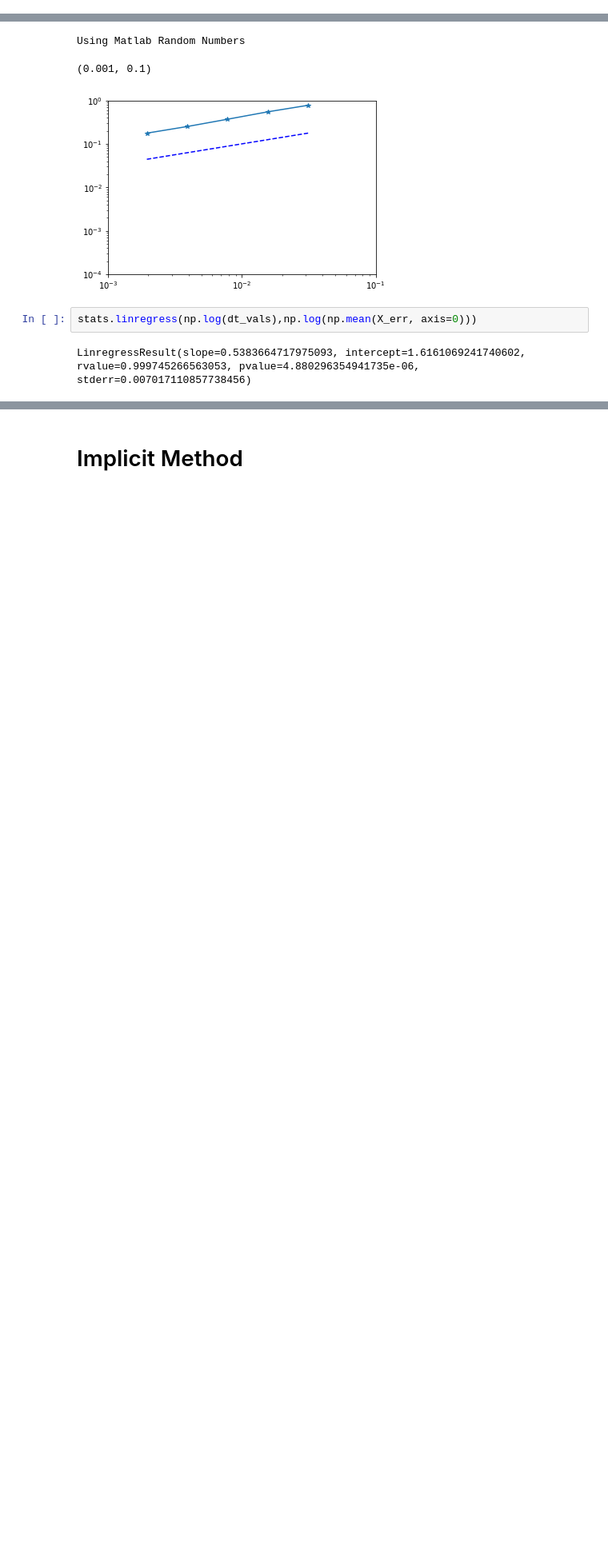
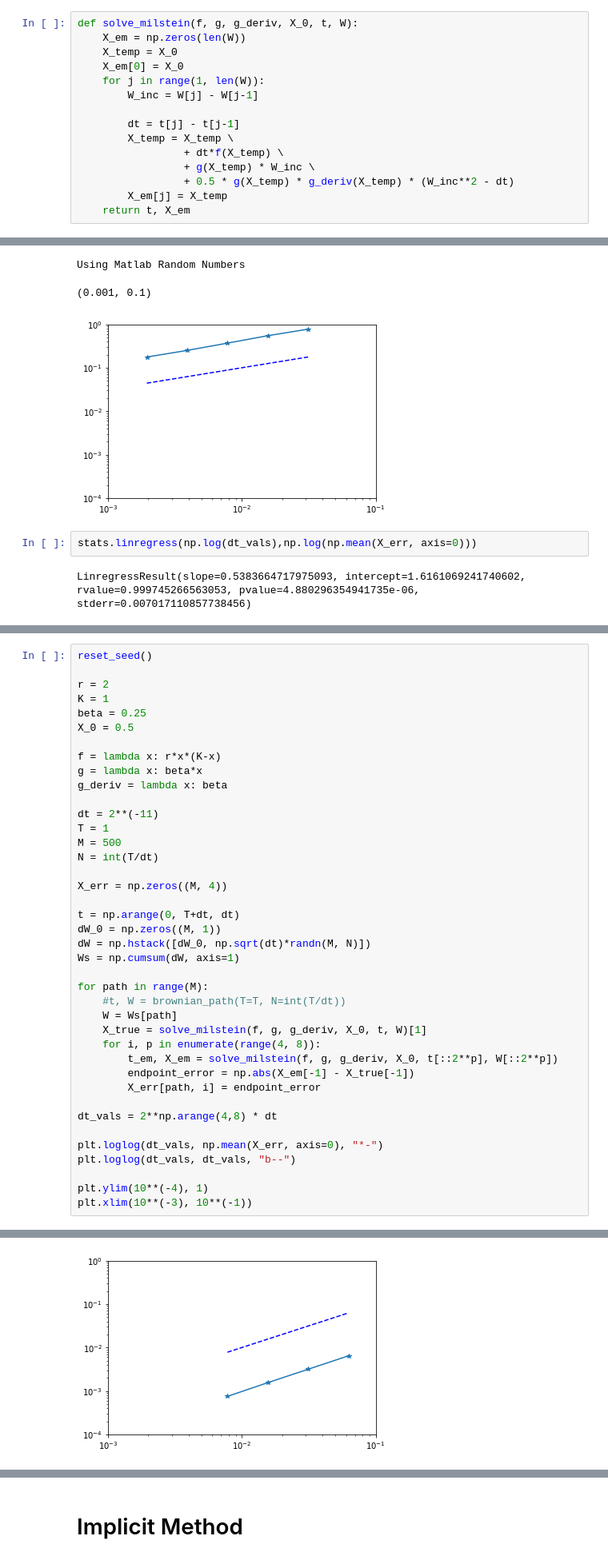
Before and after one commit to tao-yu/cox-ingersoll-ross, a Jupyter notebook: sim/Higham.ipynb, the cells around one changed output, grey strips where cells are left out. Shown: that part at 80% size. Saved outputs shown, nothing was run; the diff lists cells and outputs as text; blank space fills up the shorter version.

Commit message:
Add milstein method

```diff
--- a/sim/Higham.ipynb
+++ b/sim/Higham.ipynb
@@ -133,6 +135,21 @@ def solve_em(f, g, X_0, t, W):
         X_temp = X_temp + dt*f(X_temp) + g(X_temp)*W_inc
         X_em[j] = X_temp
     return t, X_em
+# %%
+def solve_milstein(f, g, g_deriv, X_0, t, W):
+    X_em = np.zeros(len(W))
+    X_temp = X_0
+    X_em[0] = X_0
+    for j in range(1, len(W)):
+        W_inc = W[j] - W[j-1]
+
+        dt = t[j] - t[j-1]
+        X_temp = X_temp \
+                 + dt*f(X_temp) \
+                 + g(X_temp) * W_inc \
+                 + 0.5 * g(X_temp) * g_deriv(X_temp) * (W_inc**2 - dt)
+        X_em[j] = X_temp
+    return t, X_em
 # %%
 %%time
 reset_seed()
@@ -202,0 +222,41 @@ LinregressResult(slope=0.5383664717975093, intercept=1.6161069241740602, rvalue=
+# %%
+reset_seed()
+
+r = 2
+K = 1
+beta = 0.25
+X_0 = 0.5
+
+f = lambda x: r*x*(K-x)
+g = lambda x: beta*x
+g_deriv = lambda x: beta
+
+dt = 2**(-11)
+T = 1
+M = 500
+N = int(T/dt)
+
+X_err = np.zeros((M, 4))
+
+t = np.arange(0, T+dt, dt)
+dW_0 = np.zeros((M, 1))
+dW = np.hstack([dW_0, np.sqrt(dt)*randn(M, N)])
+Ws = np.cumsum(dW, axis=1)
+
+for path in range(M):
+    #t, W = brownian_path(T=T, N=int(T/dt))
+    W = Ws[path]
+    X_true = solve_milstein(f, g, g_deriv, X_0, t, W)[1]
+    for i, p in enumerate(range(4, 8)):
+        t_em, X_em = solve_milstein(f, g, g_deriv, X_0, t[::2**p], W[::2**p])
+        endpoint_error = np.abs(X_em[-1] - X_true[-1])
+        X_err[path, i] = endpoint_error
+
+dt_vals = 2**np.arange(4,8) * dt
+
+plt.loglog(dt_vals, np.mean(X_err, axis=0), "*-")
+plt.loglog(dt_vals, dt_vals, "b--")
+
+plt.ylim(10**(-4), 1)
+plt.xlim(10**(-3), 10**(-1))
+# %% [output]
@@ -202,0 +265 @@ LinregressResult(slope=0.5383664717975093, intercept=1.6161069241740602, rvalue=
+[figure, added]
```
Also changed, not shown: parts of 6 cells of this notebook.
